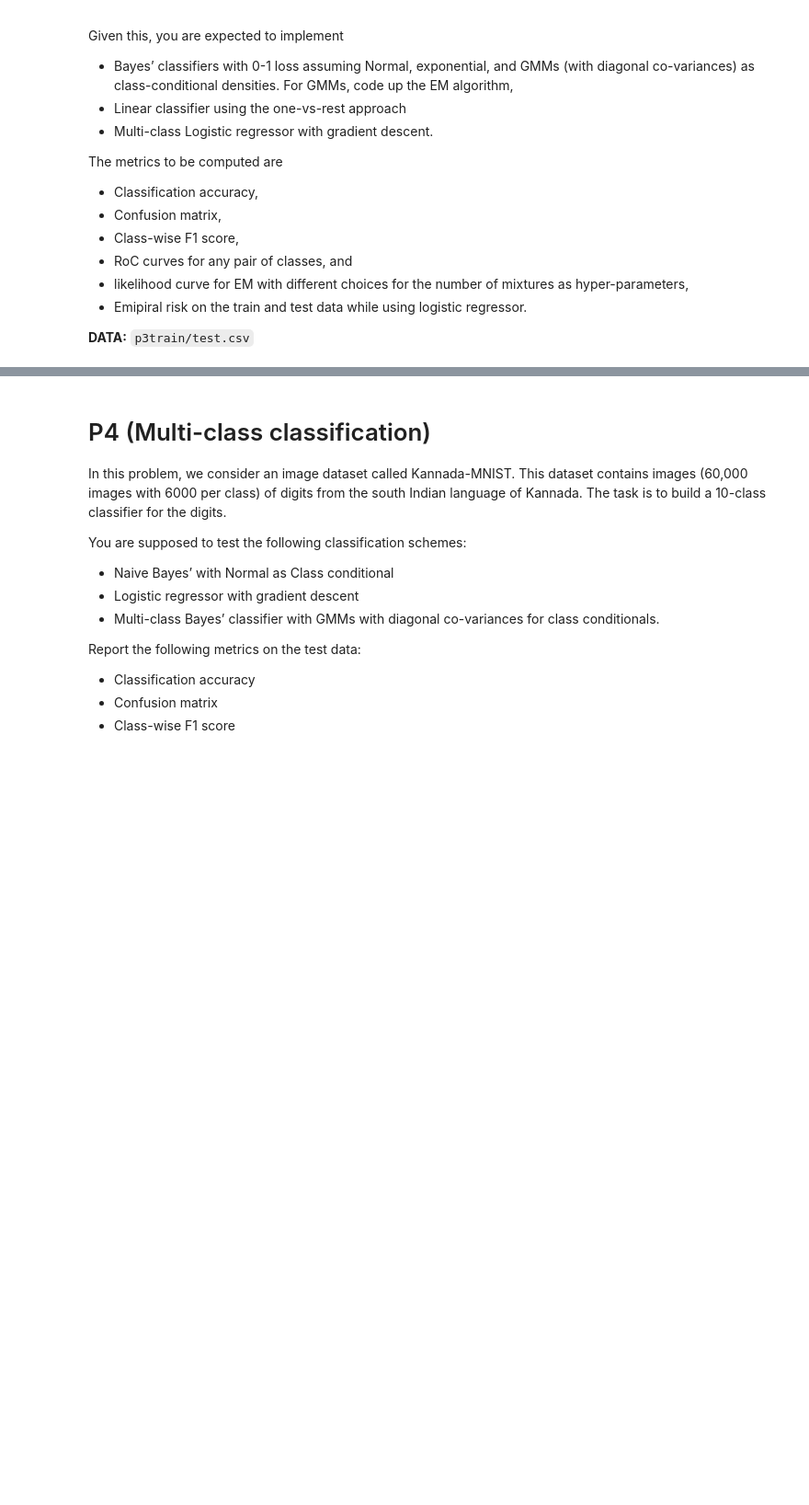
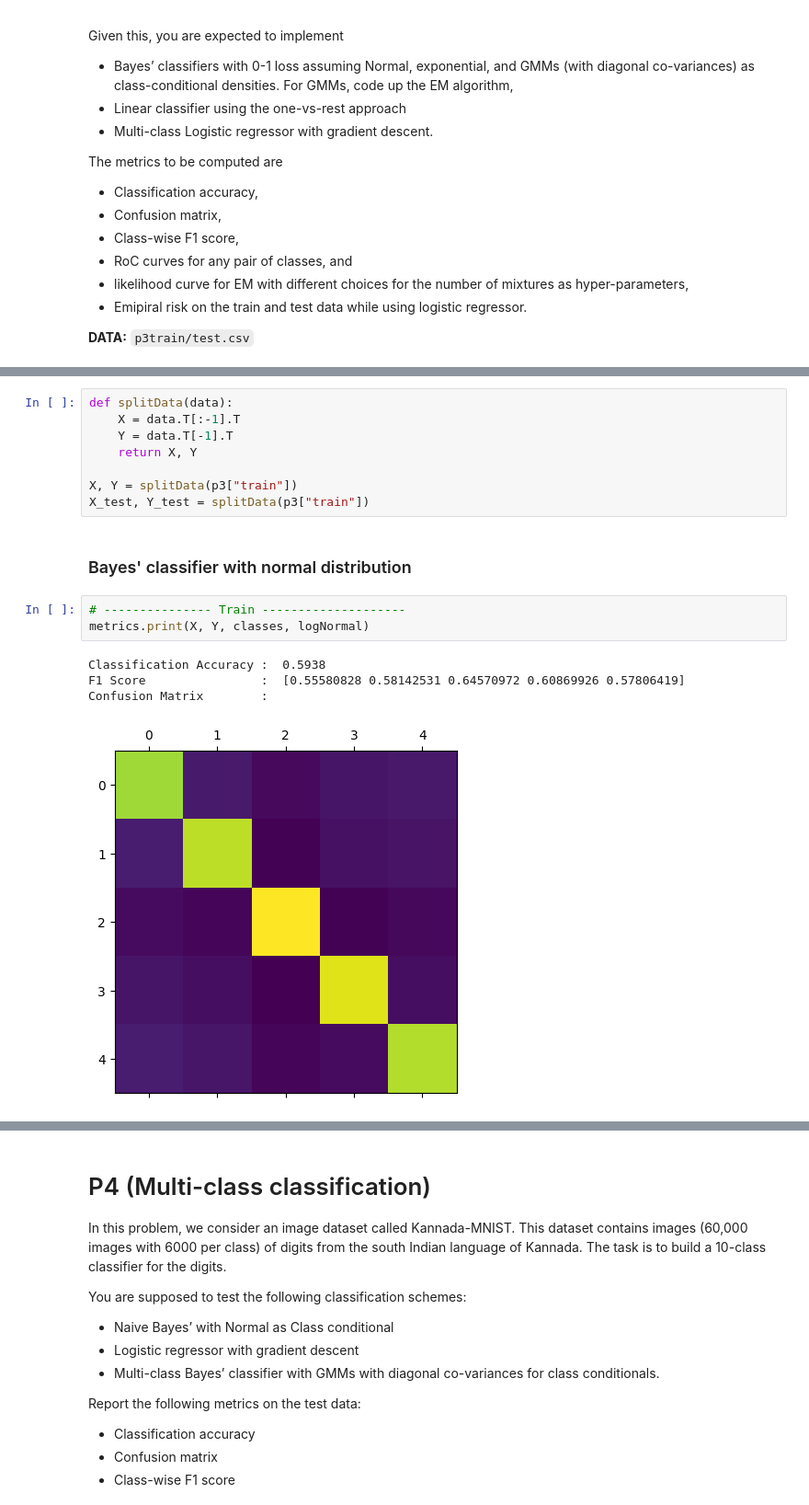
Before and after one commit to lokesh1197/PRNN-2023, a Jupyter notebook: solution.ipynb, the cells around one changed output, grey strips where cells are left out. Shown: that part at 92% size. Cells and saved outputs as stored; diff of their text form; blank space fills up the shorter version.

Commit message:
p3: bayes classifier with normal and gaussian

```diff
--- a/solution.ipynb
+++ b/solution.ipynb
@@ -288,0 +359,18 @@ p3["train"].shape
+# %%
+def splitData(data):
+    X = data.T[:-1].T
+    Y = data.T[-1].T
+    return X, Y
+
+X, Y = splitData(p3["train"])
+X_test, Y_test = splitData(p3["train"])
+# %% [markdown]
+### Bayes' classifier with normal distribution
+# %%
+# --------------- Train --------------------
+metrics.print(X, Y, classes, logNormal)
+# %% [output]
+Classification Accuracy :  0.5938
+F1 Score                :  [0.55580828 0.58142531 0.64570972 0.60869926 0.57806419]
+Confusion Matrix        :
+[figure, added]
```
Also changed, not shown: parts of 12 cells of this notebook.
